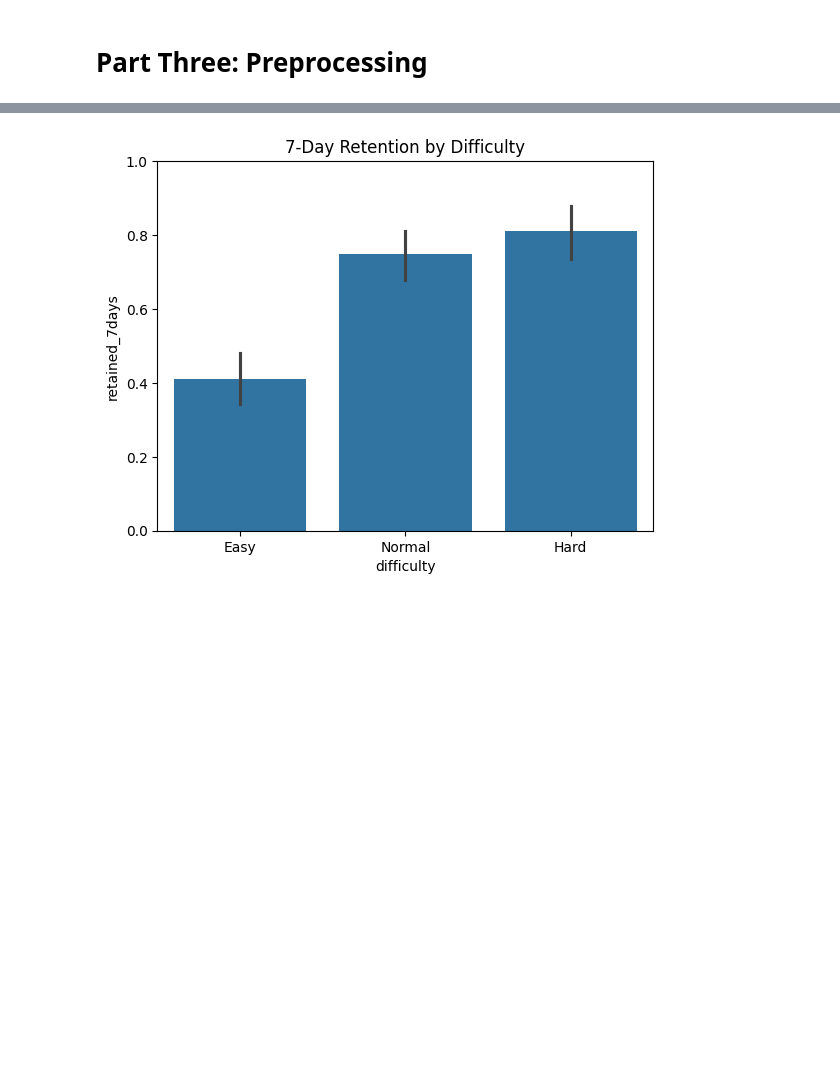
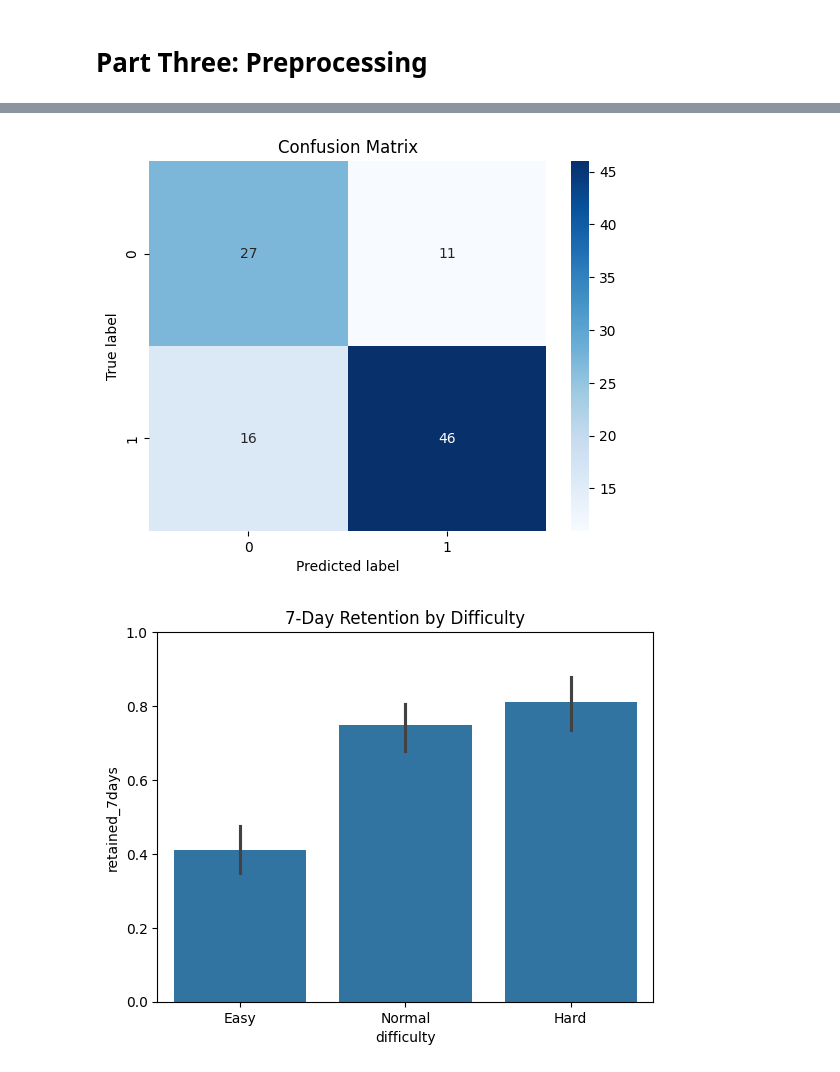
Before and after one commit to OnlyITY/DTSC-2302-2, a Jupyter notebook: Project 2 (Revised).ipynb, the cells around one changed output, grey strips where cells are left out. Cells and saved outputs as stored; diff of their text form; code cells hidden in the pictures; blank space fills up the shorter version.

```diff
--- a/Project 2 (Revised).ipynb
+++ b/Project 2 (Revised).ipynb
@@ -83,8 +84,19 @@ X_train, X_test, y_train, y_test = train_test_split(
     X, y, test_size=0.2, random_state=42, stratify=y
 )
 # %%
-# Model
-model = Pipeline([
+# Logistic Regression model
+log_model = Pipeline(steps=[
     ("preprocessor", preprocessor),
     ("classifier", LogisticRegression(max_iter=1000))
 ])
+
+log_model.fit(X_train, y_train)
+
+log_preds = log_model.predict(X_test)
+log_probs = log_model.predict_proba(X_test)[:, 1]
+
+print("LOGISTIC REGRESSION")
+print("Accuracy:", accuracy_score(y_test, log_preds))
+print("ROC-AUC:", roc_auc_score(y_test, log_probs))
+print("Confusion Matrix:\n", confusion_matrix(y_test, log_preds))
+print("Classification Report:\n", classification_report(y_test, log_preds))
@@ -109,0 +214,7 @@ ROC-AUC: 0.7472410865874363
+# %%
+cm = confusion_matrix(y_test, log_preds)
+print("Confusion Matrix:")
+print(cm)
+
+print("\nClassification Report:")
+print(classification_report(y_test, log_preds))
@@ -110,3 +235,11 @@ ROC-AUC: 0.7472410865874363
+# %%
+sns.heatmap(cm, annot=True, fmt="d", cmap="Blues")
+plt.xlabel("Predicted label")
+plt.ylabel("True label")
+plt.title("Confusion Matrix")
+plt.show()
+# %% [output]
+[figure, added]
 # %%
 # Plot 1: Retention by difficulty
 sns.barplot(data=df, x="difficulty", y="retained_7days", order=["Easy", "Normal", "Hard"])
```
Also changed, not shown: parts of 9 cells of this notebook.
